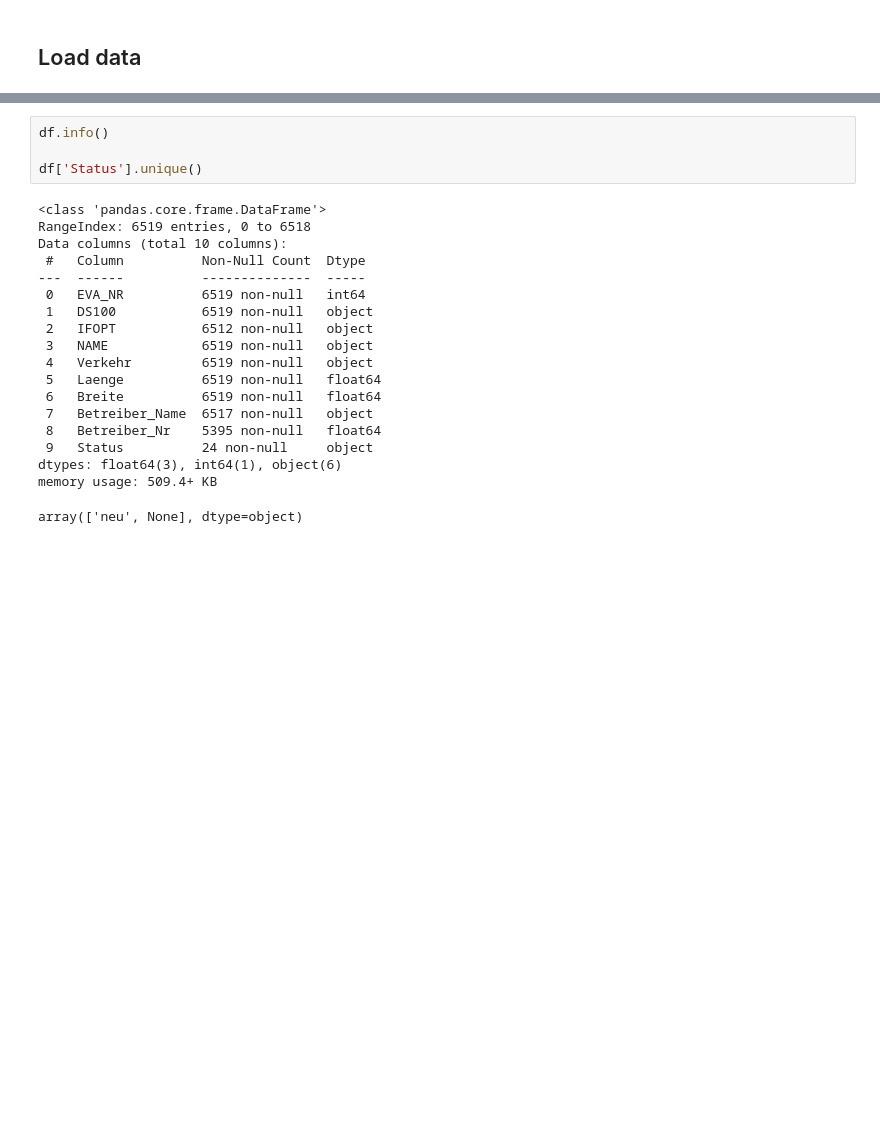
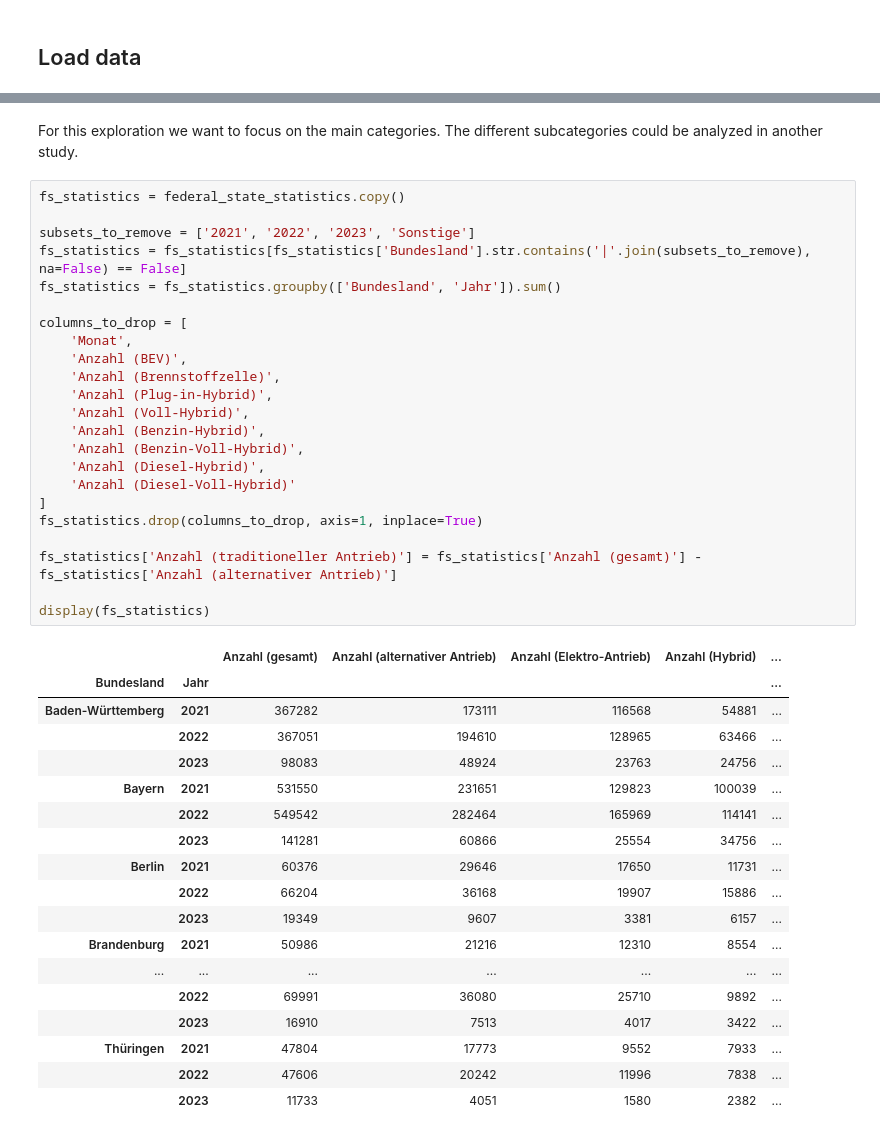
Before and after one commit to prebbe/2023-amse, a Jupyter notebook: exploration.ipynb, the cells around one changed output, grey strips where cells are left out. Saved outputs shown, nothing was run; the diff lists cells and outputs as text; blank space fills up the shorter version.

```diff
--- a/exploration.ipynb
+++ b/exploration.ipynb
@@ -50,23 +127,44 @@ Print some basic information about the data. Your data exploration would continu
-# %%
-df.info()
-
-df['Status'].unique()
-# %% [output]
-<class 'pandas.core.frame.DataFrame'>
-RangeIndex: 6519 entries, 0 to 6518
-Data columns (total 10 columns):
- #   Column          Non-Null Count  Dtype
----  ------          --------------  -----
- 0   EVA_NR          6519 non-null   int64
- 1   DS100           6519 non-null   object
- 2   IFOPT           6512 non-null   object
- 3   NAME            6519 non-null   object
- 4   Verkehr         6519 non-null   object
- 5   Laenge          6519 non-null   float64
- 6   Breite          6519 non-null   float64
- 7   Betreiber_Name  6517 non-null   object
- 8   Betreiber_Nr    5395 non-null   float64
- 9   Status          24 non-null     object
-dtypes: float64(3), int64(1), object(6)
-memory usage: 509.4+ KB
-array(['neu', None], dtype=object)
+# %% [markdown]
+For this exploration we want to focus on the main categories. The different subcategories could be analyzed in another study.
+# %%
+fs_statistics = federal_state_statistics.copy()
+
+subsets_to_remove = ['2021', '2022', '2023', 'Sonstige']
+fs_statistics = fs_statistics[fs_statistics['Bundesland'].str.contains('|'.join(subsets_to_remove), na=False) == False]
+fs_statistics = fs_statistics.groupby(['Bundesland', 'Jahr']).sum()
+
+columns_to_drop = [
+    'Monat',
+    'Anzahl (BEV)',
+    'Anzahl (Brennstoffzelle)',
+    'Anzahl (Plug-in-Hybrid)',
+    'Anzahl (Voll-Hybrid)',
+    'Anzahl (Benzin-Hybrid)',
+    'Anzahl (Benzin-Voll-Hybrid)',
+    'Anzahl (Diesel-Hybrid)',
+    'Anzahl (Diesel-Voll-Hybrid)'
+]
+fs_statistics.drop(columns_to_drop, axis=1, inplace=True)
+
+fs_statistics['Anzahl (traditioneller Antrieb)'] = fs_statistics['Anzahl (gesamt)'] - fs_statistics['Anzahl (alternativer Antrieb)']
+
+display(fs_statistics)
+# %% [output]
+|  |  | Anzahl (gesamt) | Anzahl (alternativer Antrieb) | Anzahl (Elektro-Antrieb) | Anzahl (Hybrid) | ... |
+| Bundesland | Jahr |  |  |  |  | ... |
+| Baden-Württemberg | 2021 | 367282 | 173111 | 116568 | 54881 | ... |
+|  | 2022 | 367051 | 194610 | 128965 | 63466 | ... |
+|  | 2023 | 98083 | 48924 | 23763 | 24756 | ... |
+| Bayern | 2021 | 531550 | 231651 | 129823 | 100039 | ... |
+|  | 2022 | 549542 | 282464 | 165969 | 114141 | ... |
+|  | 2023 | 141281 | 60866 | 25554 | 34756 | ... |
+| Berlin | 2021 | 60376 | 29646 | 17650 | 11731 | ... |
+|  | 2022 | 66204 | 36168 | 19907 | 15886 | ... |
+|  | 2023 | 19349 | 9607 | 3381 | 6157 | ... |
+| Brandenburg | 2021 | 50986 | 21216 | 12310 | 8554 | ... |
+| ... | ... | ... | ... | ... | ... | ... |
+|  | 2022 | 69991 | 36080 | 25710 | 9892 | ... |
+|  | 2023 | 16910 | 7513 | 4017 | 3422 | ... |
+| Thüringen | 2021 | 47804 | 17773 | 9552 | 7933 | ... |
+|  | 2022 | 47606 | 20242 | 11996 | 7838 | ... |
+|  | 2023 | 11733 | 4051 | 1580 | 2382 | ... |
```
Also changed, not shown: parts of 15 cells of this notebook, 4 other files.
